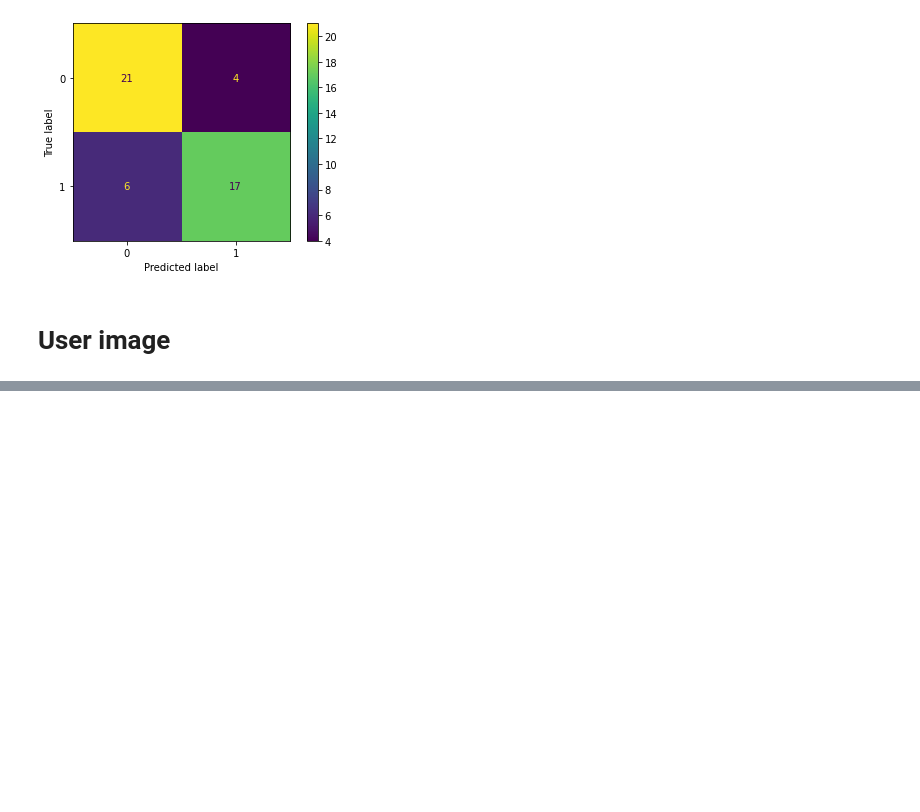
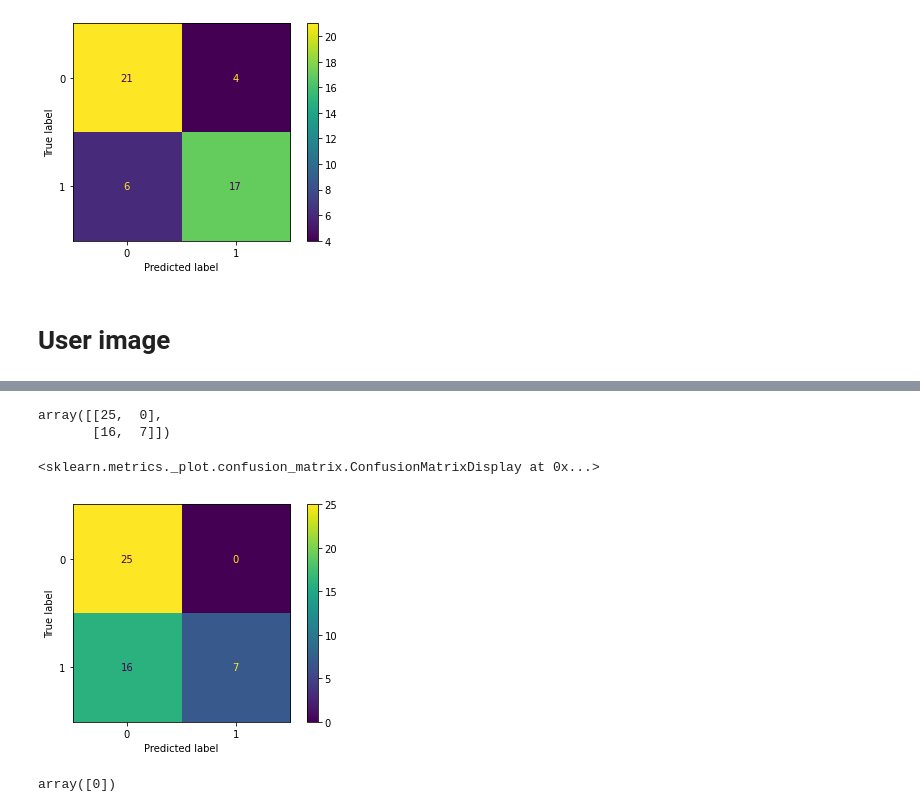
Before and after one commit to JurijJusel/Image, a Jupyter notebook: apple_banana_df.ipynb, the cells around one changed output, grey strips where cells are left out. Saved outputs shown, nothing was run; the diff lists cells and outputs as text; code cells hidden in the pictures; blank space fills up the shorter version.

```diff
--- a/apple_banana_df.ipynb
+++ b/apple_banana_df.ipynb
@@ -292,0 +336,6 @@ plt.imshow(img_resized)
+# %%
+from sklearn import svm
+from sklearn.model_selection import GridSearchCV
+param_grid={'C':[0.1,1,10,100],'gamma':[0.0001,0.001,0.1,1],'kernel':['rbf','poly']}
+svc=svm.SVC(probability=True)
+svm_classifier=GridSearchCV(svc,param_grid)
@@ -292,0 +349,22 @@ plt.imshow(img_resized)
+# %%
+y_pred=svm_classifier.predict(X_test)
+# %%
+
+from sklearn.metrics import confusion_matrix, ConfusionMatrixDisplay
+confusion_matrix = confusion_matrix(y_test,y_pred)
+confusion_matrix
+# %% [output]
+array([[25,  0],
+       [16,  7]])
+# %%
+cm_display = ConfusionMatrixDisplay(confusion_matrix=confusion_matrix)
+cm_display.plot()
+# %% [output]
+<sklearn.metrics._plot.confusion_matrix.ConfusionMatrixDisplay at 0x...>
+[figure, added]
+# %%
+prediction = svm_classifier.predict(img_flattened)
+# prediction = classifier.predict(img_flattened)
+prediction
+# %% [output]
+array([0])
```
Also changed, not shown: parts of 19 cells of this notebook.
